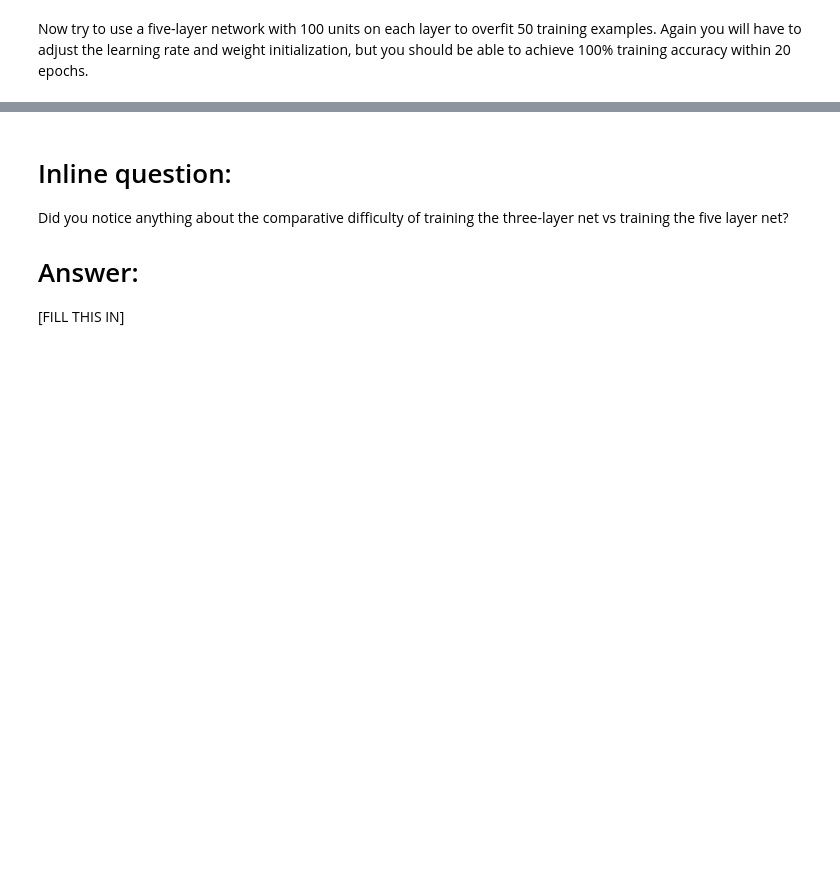
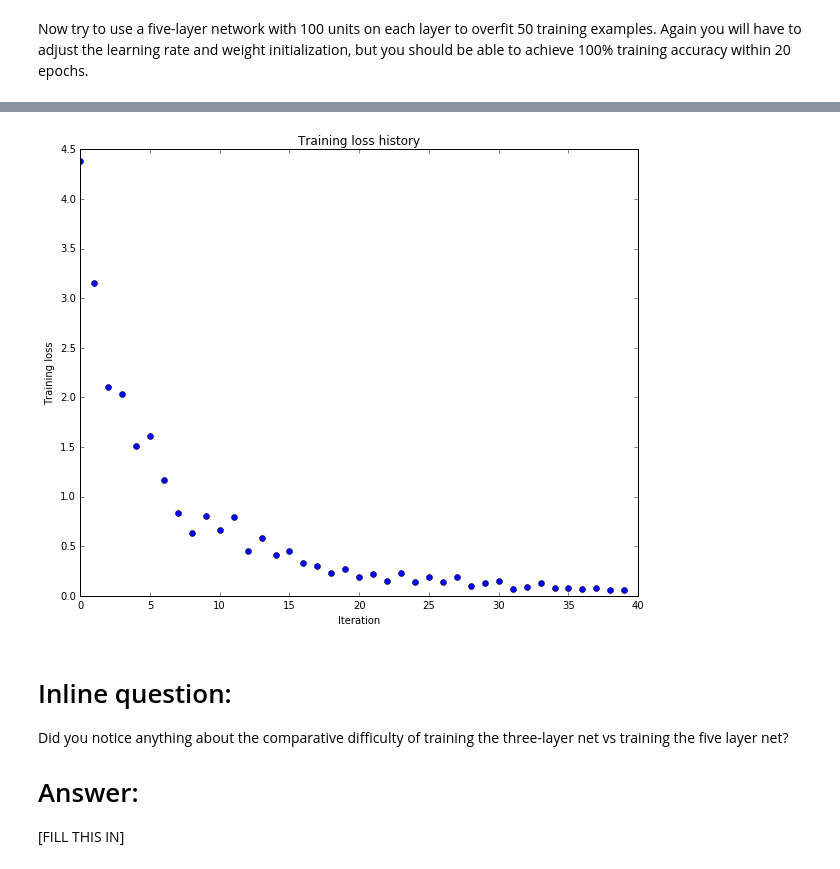
Before and after one commit to meowklaski/Course_Materials, a Jupyter notebook: assignment2/FullyConnectedNets.ipynb, the cells around one changed output, grey strips where cells are left out. Saved outputs shown, nothing was run; the diff lists cells and outputs as text; code cells hidden in the pictures; blank space fills up the shorter version.

```diff
--- a/assignment2/FullyConnectedNets.ipynb
+++ b/assignment2/FullyConnectedNets.ipynb
@@ -433,8 +467,8 @@ small_data = {
   'y_val': data['y_val'],
 }
 
-learning_rate = 1e-3
-weight_scale = 1e-5
+learning_rate = 5e-3
+weight_scale = 5e-2
 model = FullyConnectedNet([100, 100, 100, 100],
                 weight_scale=weight_scale, dtype=np.float64)
 solver = Solver(model, small_data,
@@ -451,3 +485,4 @@ plt.title('Training loss history')
 plt.xlabel('Iteration')
 plt.ylabel('Training loss')
 plt.show()
+# %% [output]
@@ -454,3 +506,4 @@ plt.show()
+[figure, added]
 # %% [markdown]
 # Inline question:
 Did you notice anything about the comparative difficulty of training the three-layer net vs training the five layer net?
```
Also changed, not shown: parts of 15 cells of this notebook, 5 other files.
